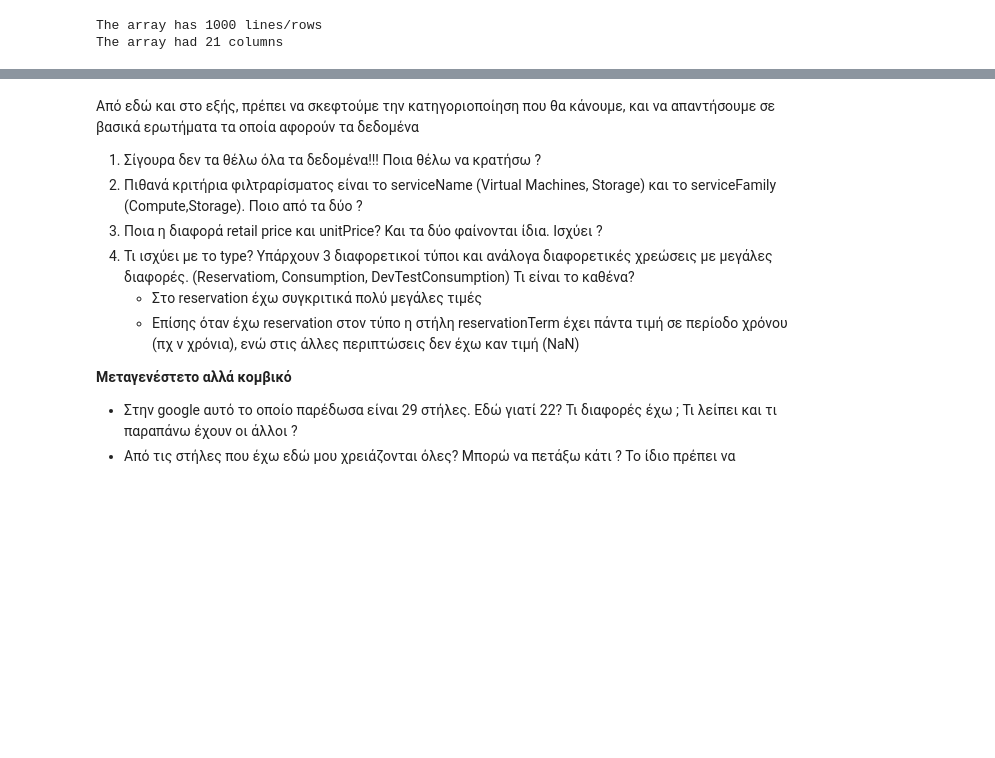
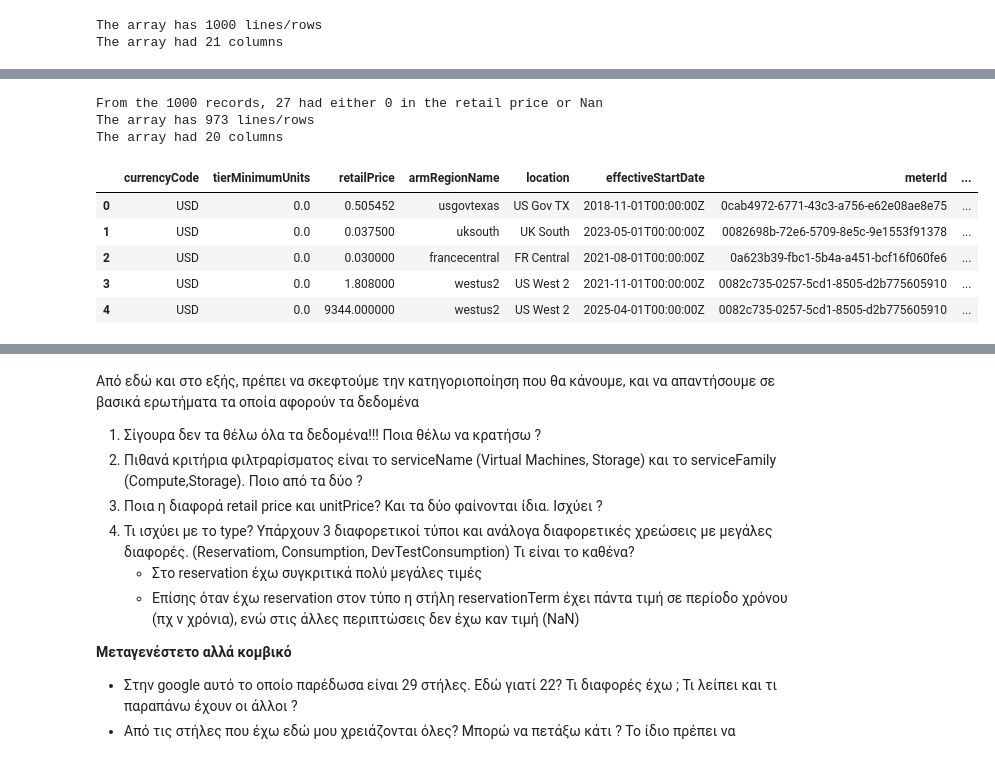
Before and after one commit to PanosVaritis/Pricing-ops-api, a Jupyter notebook: notebooks/azure_eda.ipynb, the cells around one changed output, grey strips where cells are left out. Saved outputs shown, nothing was run; the diff lists cells and outputs as text; code cells hidden in the pictures; blank space fills up the shorter version.

Commit message:
Added cleaning rule for price and comments

```diff
--- a/notebooks/azure_eda.ipynb
+++ b/notebooks/azure_eda.ipynb
@@ -75,0 +85,12 @@ The array had 21 columns
+# %%
+# Η παρακάτω μεταβλητή κρατάει το πλήθος των κενών τιμών από την στήλη με τον τύπο νομίσματος. Η μεταβλητή δεν είναι νεο df, απλή μεταβλητή int
+nan_count = df_flat['currencyCode'].isna().sum()
+# print (type(nan_count))
+print(f"Total Nan values in currencyCode column are: {nan_count}")
+
+# Αν βρούμε έστω και μία Nan τιμή τρέχουμε μπαίνει στο loop για να την πετάξει και επαναφέρει και το index στις άλλες εγγραφές
+if nan_count > 0:
+    df_flat = df_flat.dropna(subset=['currencyCode']).reset_index(drop=True)
+    print(f"New df size: {df_flat.shape[0]} records.")
+
+df_flat.head(10)
@@ -75,0 +116,24 @@ The array had 21 columns
+# %%
+zero_nan= (df_flat['retailPrice'] <= 0) | (df_flat['retailPrice'].isna())
+zero_nan_count = zero_nan.sum()
+print (f"From the {len(df_flat)} records, {zero_nan_count} had either 0 in the retail price or Nan")
+
+if zero_nan_count > 0:
+    df_flat= df_flat[df_flat['retailPrice'] > 0].reset_index(drop=True)
+
+df_flat= df_flat.drop(columns=['unitPrice'], errors='ignore')
+
+print (f"The array has {df_flat.shape[0]} lines/rows")
+print (f"The array had {df_flat.shape[1]} columns")
+
+df_flat.head()
+# %% [output]
+From the 1000 records, 27 had either 0 in the retail price or Nan
+The array has 973 lines/rows
+The array had 20 columns
+|  | currencyCode | tierMinimumUnits | retailPrice | armRegionName | location | effectiveStartDate | meterId | ... |
+| 0 | USD | 0.0 | 0.505452 | usgovtexas | US Gov TX | 2018-11-01T00:00:00Z | 0cab4972-6771-43c3-a756-e62e08ae8e75 | ... |
+| 1 | USD | 0.0 | 0.037500 | uksouth | UK South | 2023-05-01T00:00:00Z | 0082698b-72e6-5709-8e5c-9e1553f91378 | ... |
+| 2 | USD | 0.0 | 0.030000 | francecentral | FR Central | 2021-08-01T00:00:00Z | 0a623b39-fbc1-5b4a-a451-bcf16f060fe6 | ... |
+| 3 | USD | 0.0 | 1.808000 | westus2 | US West 2 | 2021-11-01T00:00:00Z | 0082c735-0257-5cd1-8505-d2b775605910 | ... |
+| 4 | USD | 0.0 | 9344.000000 | westus2 | US West 2 | 2025-04-01T00:00:00Z | 0082c735-0257-5cd1-8505-d2b775605910 | ... |
```
Also changed, not shown: parts of 6 cells of this notebook.
